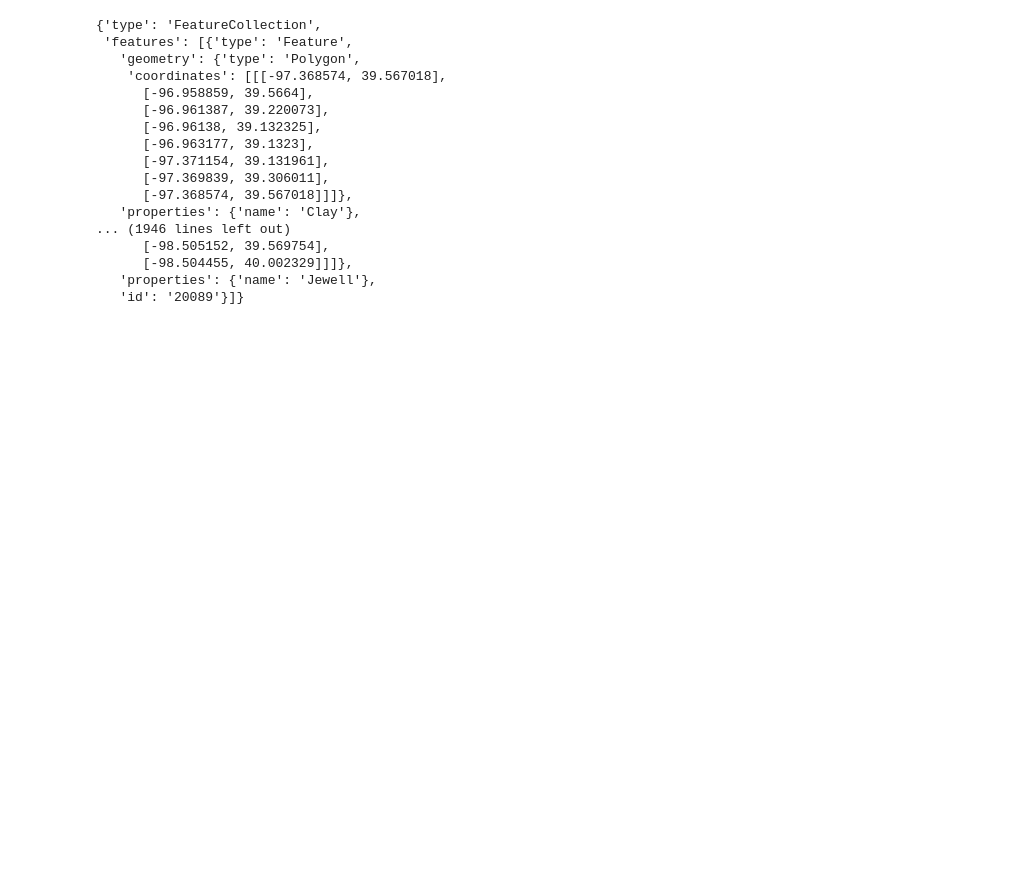
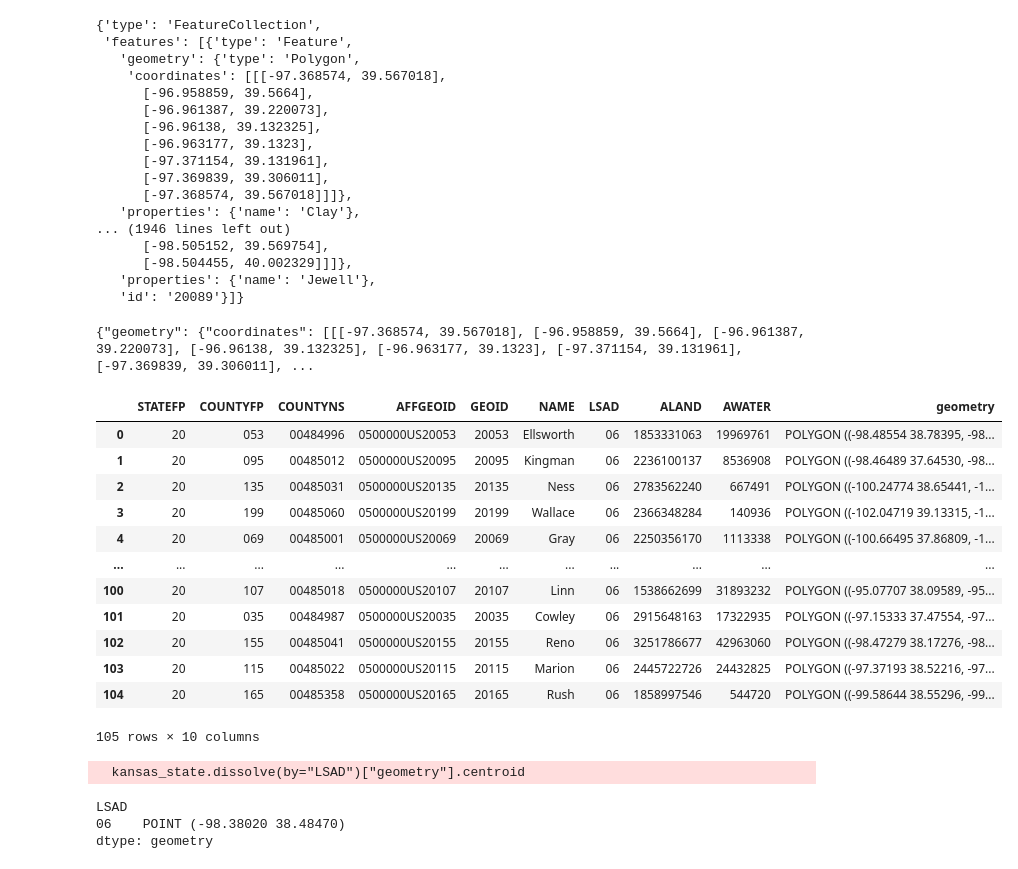
Before and after one commit to Energy-DVA/energy, a Jupyter notebook: _1_analysis/eda.ipynb, the cells around one changed output. Cells and saved outputs as stored; diff of their text form; code cells hidden in the pictures; blank space fills up the shorter version.

```diff
--- a/_1_analysis/eda.ipynb
+++ b/_1_analysis/eda.ipynb
@@ -535,3 +535,29 @@ import geojson
 with open('kansas_counties.geojson') as f:
     gj = geojson.load(f)
 features = gj['features'][0]
+features
+# %% [output]
+{"geometry": {"coordinates": [[[-97.368574, 39.567018], [-96.958859, 39.5664], [-96.961387, 39.220073], [-96.96138, 39.132325], [-96.963177, 39.1323], [-97.371154, 39.131961], [-97.369839, 39.306011], ...
+# %%
+kansas_state
+# %% [output]
+|  | STATEFP | COUNTYFP | COUNTYNS | AFFGEOID | GEOID | NAME | LSAD | ALAND | AWATER | geometry |
+| 0 | 20 | 053 | 00484996 | 0500000US20053 | 20053 | Ellsworth | 06 | 1853331063 | 19969761 | POLYGON ((-98.48554 38.78395, -98... |
+| 1 | 20 | 095 | 00485012 | 0500000US20095 | 20095 | Kingman | 06 | 2236100137 | 8536908 | POLYGON ((-98.46489 37.64530, -98... |
+| 2 | 20 | 135 | 00485031 | 0500000US20135 | 20135 | Ness | 06 | 2783562240 | 667491 | POLYGON ((-100.24774 38.65441, -1... |
+| 3 | 20 | 199 | 00485060 | 0500000US20199 | 20199 | Wallace | 06 | 2366348284 | 140936 | POLYGON ((-102.04719 39.13315, -1... |
+| 4 | 20 | 069 | 00485001 | 0500000US20069 | 20069 | Gray | 06 | 2250356170 | 1113338 | POLYGON ((-100.66495 37.86809, -1... |
+| ... | ... | ... | ... | ... | ... | ... | ... | ... | ... | ... |
+| 100 | 20 | 107 | 00485018 | 0500000US20107 | 20107 | Linn | 06 | 1538662699 | 31893232 | POLYGON ((-95.07707 38.09589, -95... |
+| 101 | 20 | 035 | 00484987 | 0500000US20035 | 20035 | Cowley | 06 | 2915648163 | 17322935 | POLYGON ((-97.15333 37.47554, -97... |
+| 102 | 20 | 155 | 00485041 | 0500000US20155 | 20155 | Reno | 06 | 3251786677 | 42963060 | POLYGON ((-98.47279 38.17276, -98... |
+| 103 | 20 | 115 | 00485022 | 0500000US20115 | 20115 | Marion | 06 | 2445722726 | 24432825 | POLYGON ((-97.37193 38.52216, -97... |
+| 104 | 20 | 165 | 00485358 | 0500000US20165 | 20165 | Rush | 06 | 1858997546 | 544720 | POLYGON ((-99.58644 38.55296, -99... |
+105 rows × 10 columns
+# %%
+kansas_state.dissolve(by="LSAD")["geometry"].centroid
+# %% [output]
+  kansas_state.dissolve(by="LSAD")["geometry"].centroid
+LSAD
+06    POINT (-98.38020 38.48470)
+dtype: geometry
```
Also changed, not shown: 1 other file.
